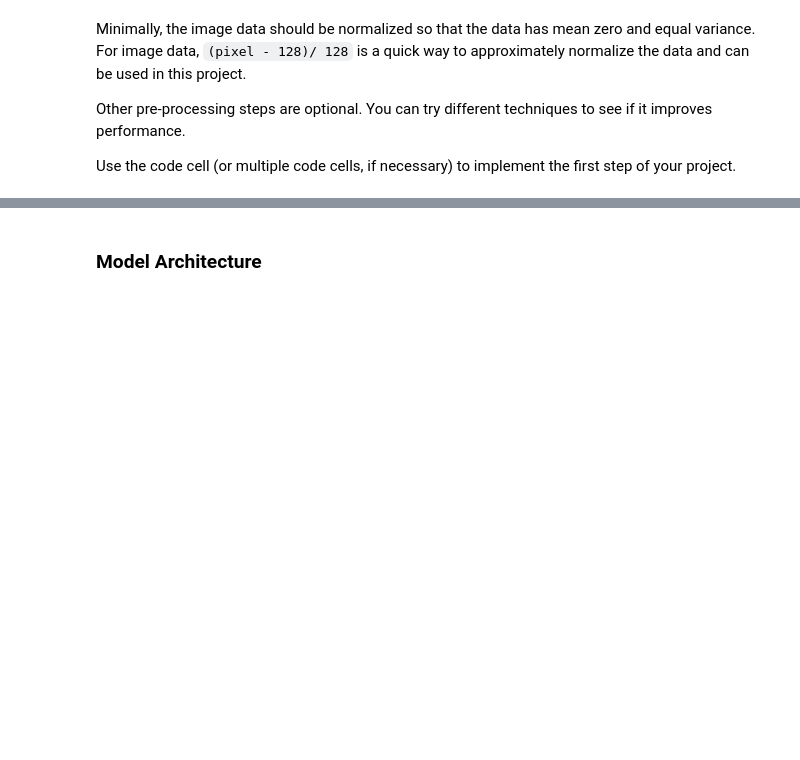
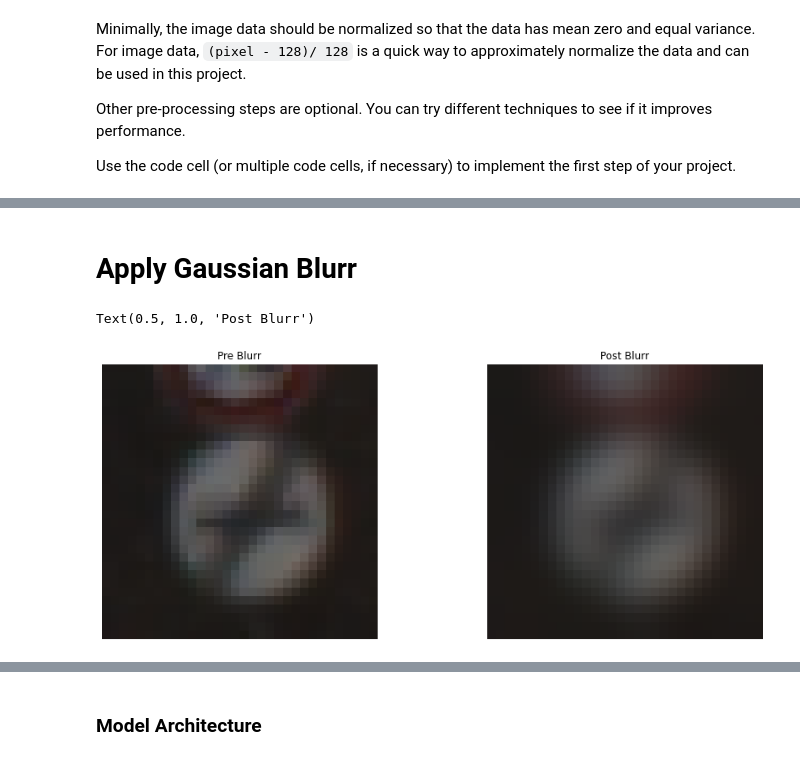
Before and after one commit to tnweiss/CarND-Traffic-Sign-Classifier-Project, a Jupyter notebook: Traffic_Sign_Classifier.ipynb, the cells around one changed output, grey strips where cells are left out. Drawn from its saved outputs; the diff is of its cells as text; code cells hidden in the pictures; blank space fills up the shorter version.

```diff
--- a/Traffic_Sign_Classifier.ipynb
+++ b/Traffic_Sign_Classifier.ipynb
@@ -173,0 +194,25 @@ for ax, i in zip(axs_g.ravel(), indices):
+# %% [markdown]
+# Apply Gaussian Blurr
+# %%
+import cv2
+
+def gaussian_blur(img, kernel_size = 9):
+    """Applies a Gaussian Noise kernel"""
+    return cv2.GaussianBlur(img, (kernel_size, kernel_size), 0)
+# %%
+# show before and after
+fig_normalized, axs_normalized = plt.subplots(1,2, figsize=(15, 6))
+fig_g.subplots_adjust(hspace = .2, wspace=.001)
+
+ax_norm = axs_normalized.ravel()
+
+ax_norm[0].axis('off')
+ax_norm[0].imshow(X_train[0].squeeze())
+ax_norm[0].set_title("Pre Blurr")
+
+ax_norm[1].axis('off')
+ax_norm[1].imshow(gaussian_blur(X_train[0]).squeeze())
+ax_norm[1].set_title("Post Blurr")
+# %% [output]
+Text(0.5, 1.0, 'Post Blurr')
+[figure, added]
```
Also changed, not shown: parts of 35 cells of this notebook, 15 other files.
